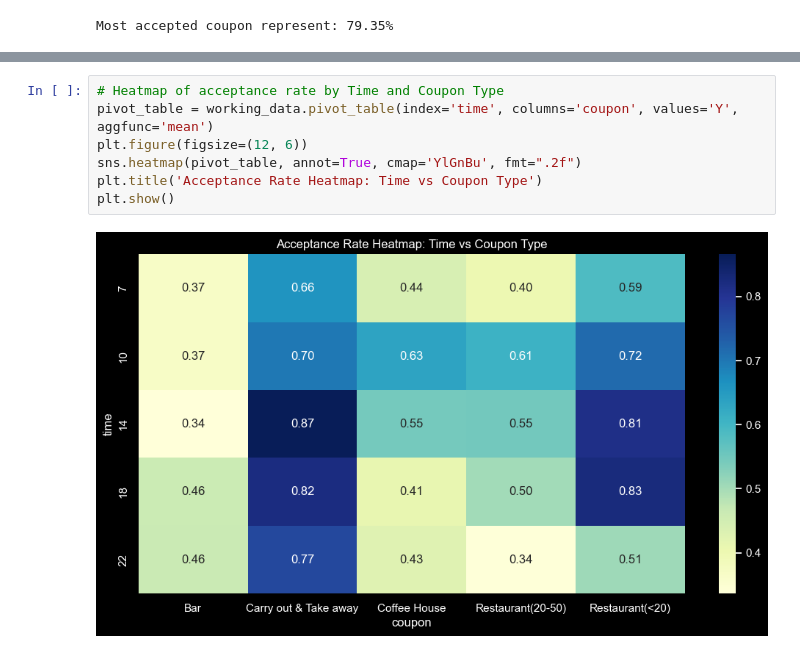
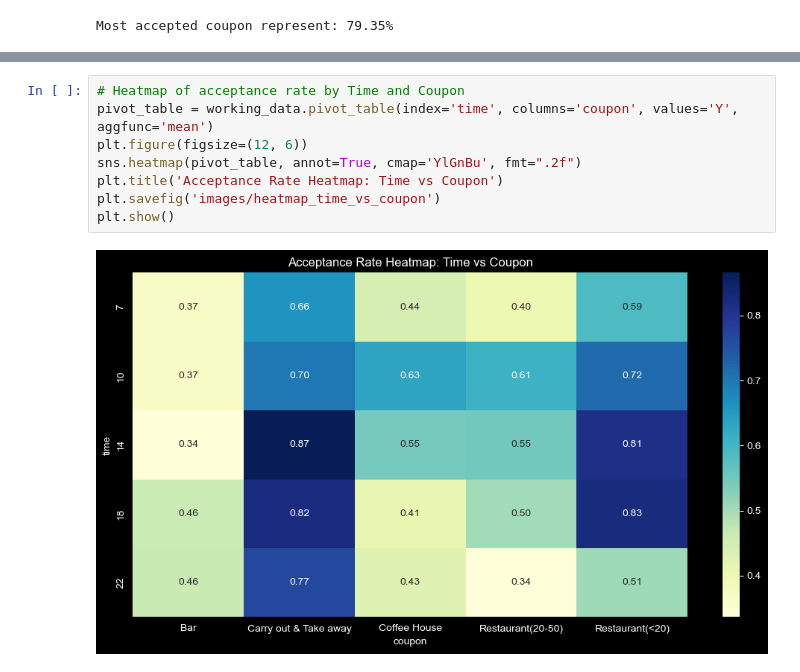
Before and after one commit to weslylaboy/will-a-customer-accepts-the-coupon, a Jupyter notebook: prompt.ipynb, the cells around one changed output, grey strips where cells are left out. Saved outputs shown, nothing was run; the diff lists cells and outputs as text.

```diff
--- a/prompt.ipynb
+++ b/prompt.ipynb
@@ -617,10 +631,11 @@ plt.show()
 # %%
-# Heatmap of acceptance rate by Time and Coupon Type
+# Heatmap of acceptance rate by Time and Coupon
 pivot_table = working_data.pivot_table(index='time', columns='coupon', values='Y', aggfunc='mean')
 plt.figure(figsize=(12, 6))
 sns.heatmap(pivot_table, annot=True, cmap='YlGnBu', fmt=".2f")
-plt.title('Acceptance Rate Heatmap: Time vs Coupon Type')
+plt.title('Acceptance Rate Heatmap: Time vs Coupon')
+plt.savefig('images/heatmap_time_vs_coupon')
 plt.show()
 # %% [output]
-[figure, old version]
+[figure, new version]
 # %%
```
Also changed, not shown: parts of 22 cells of this notebook, 19 other files.
